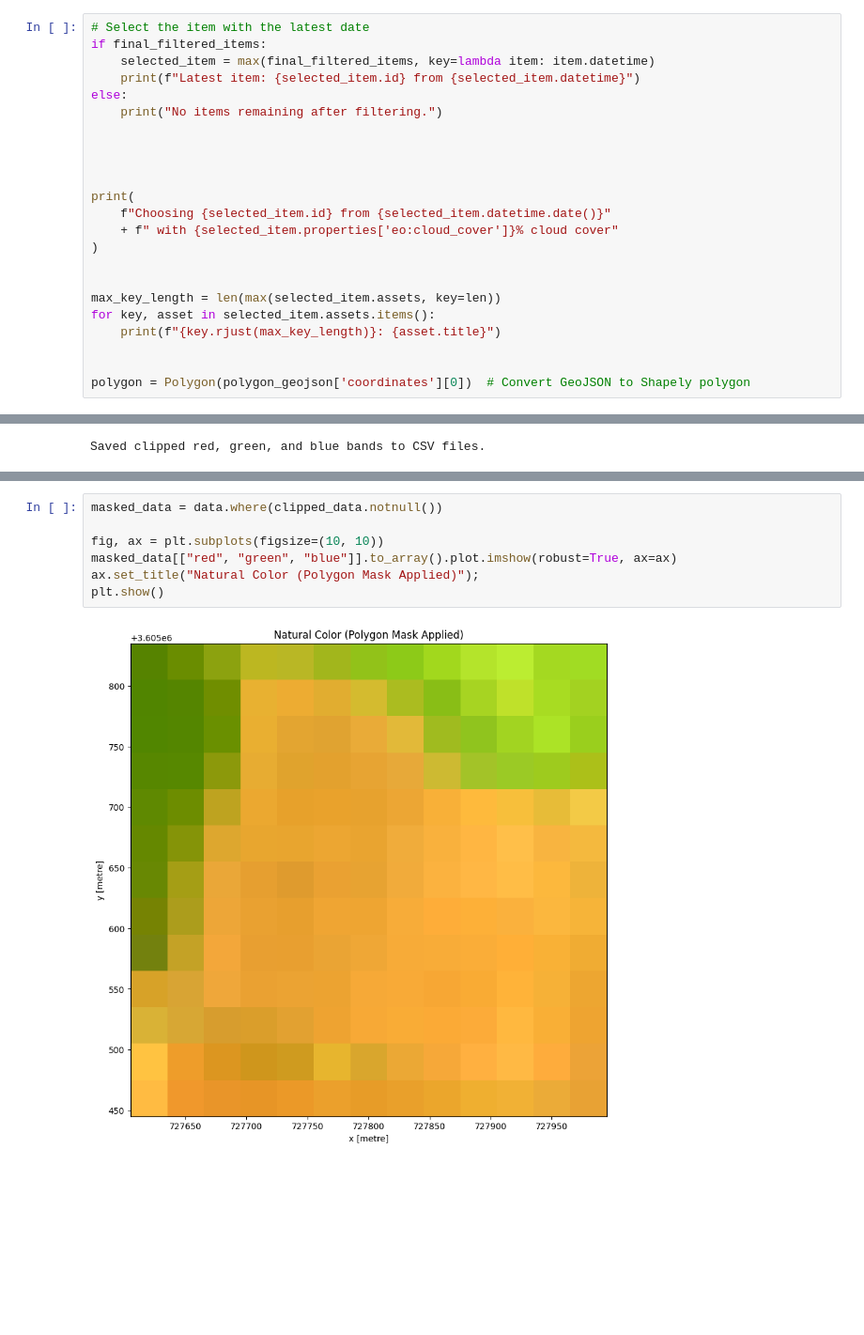
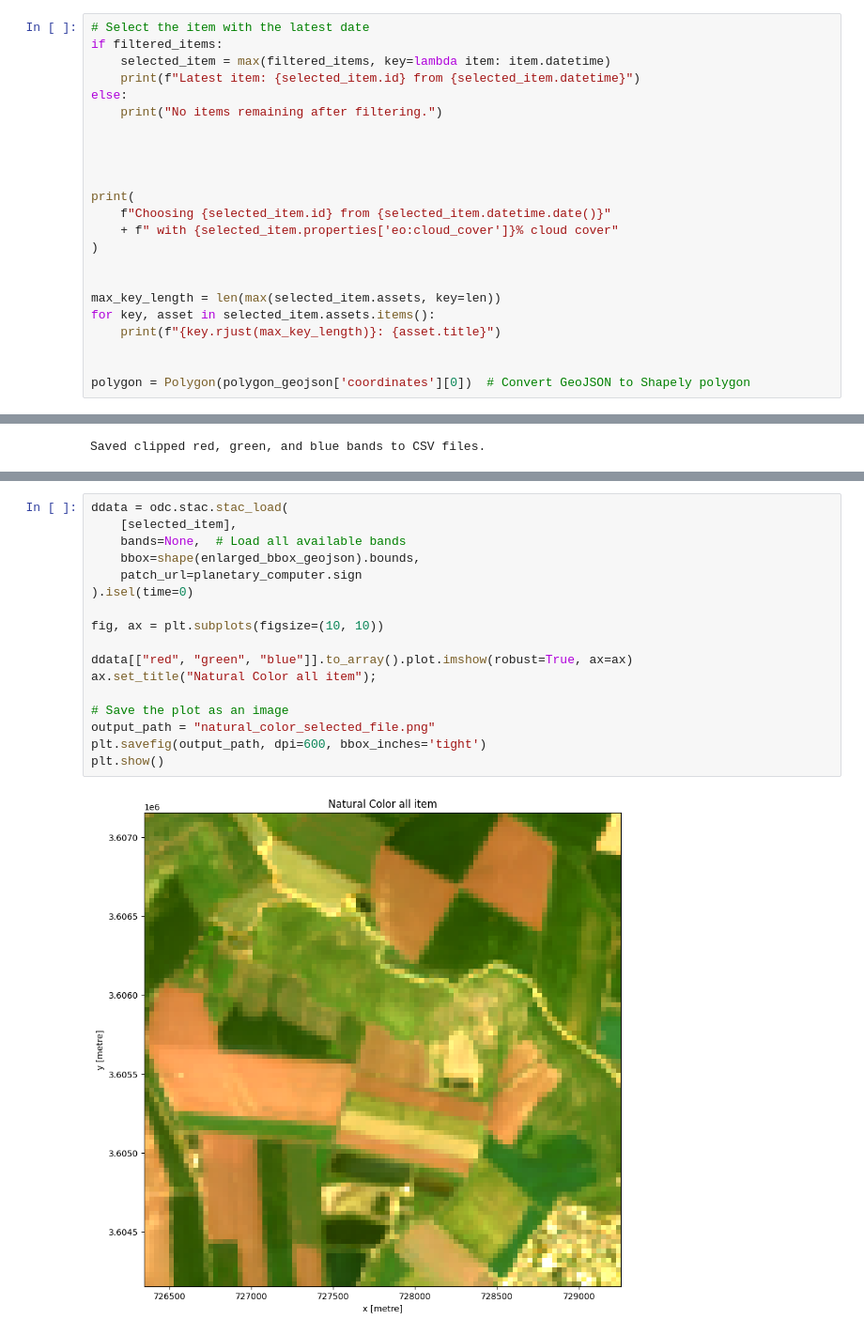
Before and after one commit to OriRoth22/tierra_spec_task, a Jupyter notebook: tierra_spec.ipynb, the cells around one changed output, grey strips where cells are left out. Shown: that part at 94% size. Cells and saved outputs as stored; diff of their text form; blank space fills up the shorter version.

```diff
--- a/tierra_spec.ipynb
+++ b/tierra_spec.ipynb
@@ -241,7 +231,7 @@ now we have the scences filtered, so just choose the latest day
 # %%
 # Select the item with the latest date
-if final_filtered_items:
-    selected_item = max(final_filtered_items, key=lambda item: item.datetime)
+if filtered_items:
+    selected_item = max(filtered_items, key=lambda item: item.datetime)
     print(f"Latest item: {selected_item.id} from {selected_item.datetime}")
 else:
     print("No items remaining after filtering.")
@@ -359,9 +557,19 @@ Saved clipped red, green, and blue bands to CSV files.
 # %%
-masked_data = data.where(clipped_data.notnull())
+ddata = odc.stac.stac_load(
+    [selected_item],
+    bands=None,  # Load all available bands
+    bbox=shape(enlarged_bbox_geojson).bounds,
+    patch_url=planetary_computer.sign
+).isel(time=0)
 
 fig, ax = plt.subplots(figsize=(10, 10))
-masked_data[["red", "green", "blue"]].to_array().plot.imshow(robust=True, ax=ax)
-ax.set_title("Natural Color (Polygon Mask Applied)");
+
+ddata[["red", "green", "blue"]].to_array().plot.imshow(robust=True, ax=ax)
+ax.set_title("Natural Color all item");
+
+# Save the plot as an image
+output_path = "natural_color_selected_file.png"
+plt.savefig(output_path, dpi=600, bbox_inches='tight')
 plt.show()
 # %% [output]
-[figure, old version]
+[figure, new version]
```
Also changed, not shown: parts of 19 cells of this notebook.
